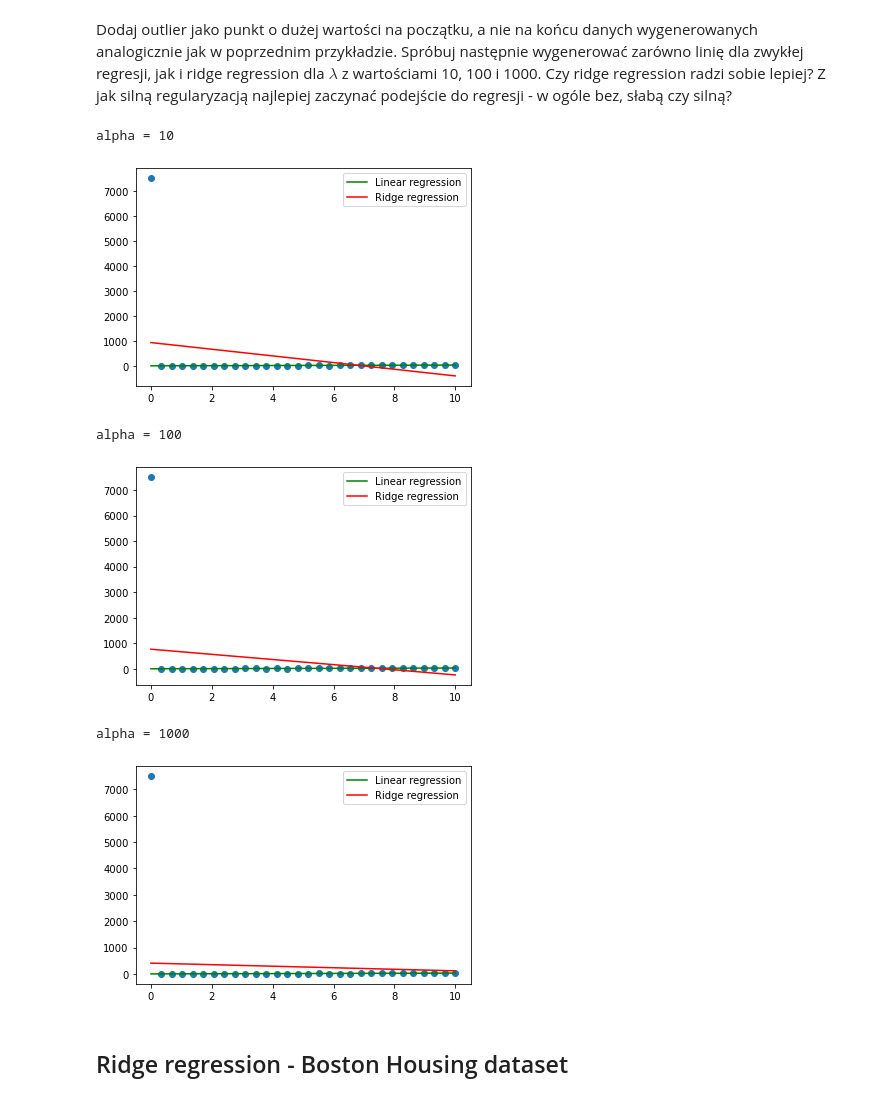
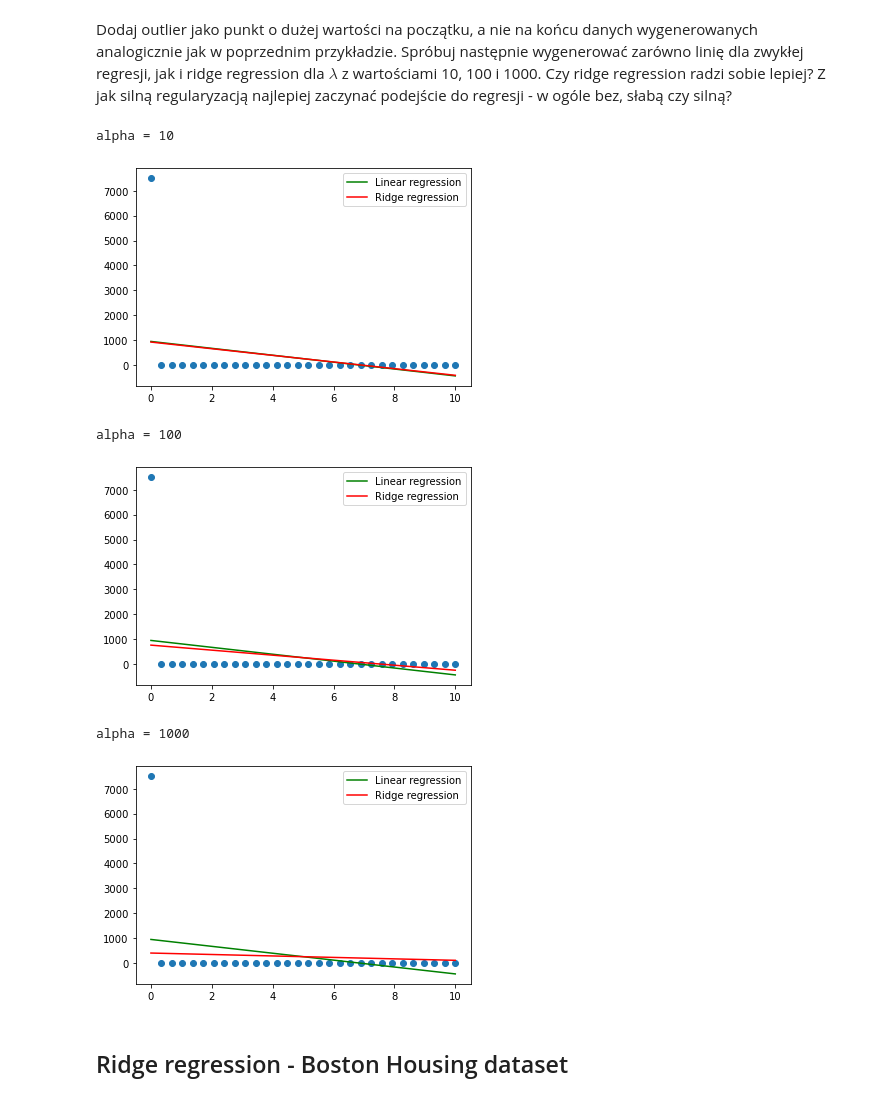
Before and after one commit to proman3419/BIT-AI, a Jupyter notebook: 3.ipynb, the cells around one changed output. Cells and saved outputs as stored; diff of their text form; code cells hidden in the pictures.

```diff
--- a/3.ipynb
+++ b/3.ipynb
@@ -365,30 +365,33 @@ Jak widać ridge regression poradziło sobie o wiele lepiej. Wynika to z tego,
 Dodaj outlier jako punkt o dużej wartości na początku, a nie na końcu danych wygenerowanych analogicznie jak w poprzednim przykładzie. Spróbuj następnie wygenerować zarówno linię dla zwykłej regresji, jak i ridge regression dla $\lambda$ z wartościami 10, 100 i 1000. Czy ridge regression radzi sobie lepiej? Z jak silną regularyzacją najlepiej zaczynać podejście do regresji - w ogóle bez, słabą czy silną?
 # %%
 def compare_linear_ridge(alpha, x, y):
+    simple_linear_model = LinearRegression()
+    simple_linear_model.fit(x, y)
+
     simple_ridge_model = Ridge(alpha=alpha)
     simple_ridge_model.fit(x, y)
 
     print(f"alpha = {alpha}")
     plt.scatter(x, y)
     plt.plot(x, simple_linear_model.predict(x), color="green", label='Linear regression')
     plt.plot(x, simple_ridge_model.predict(x), color="red", label='Ridge regression')
     plt.legend()
     plt.show()
 
 
 n_points = 30
 x = np.linspace(0, 10, num=n_points).reshape(n_points, 1)
 y = 2. * x + 1 + np.random.normal(size=(n_points, 1), scale=1)
 y[0] = 7500
 for alpha in [10, 100, 1000]:
     compare_linear_ridge(alpha, x, y)
 # %% [output]
 alpha = 10
-[figure, old version]
+[figure, new version]
 alpha = 100
-[figure, old version]
+[figure, new version]
 alpha = 1000
-[figure, old version]
+[figure, new version]
 # %% [markdown]
 ## Ridge regression - Boston Housing dataset
 # %% [markdown]
```
Also changed, not shown: parts of 6 cells of this notebook.
